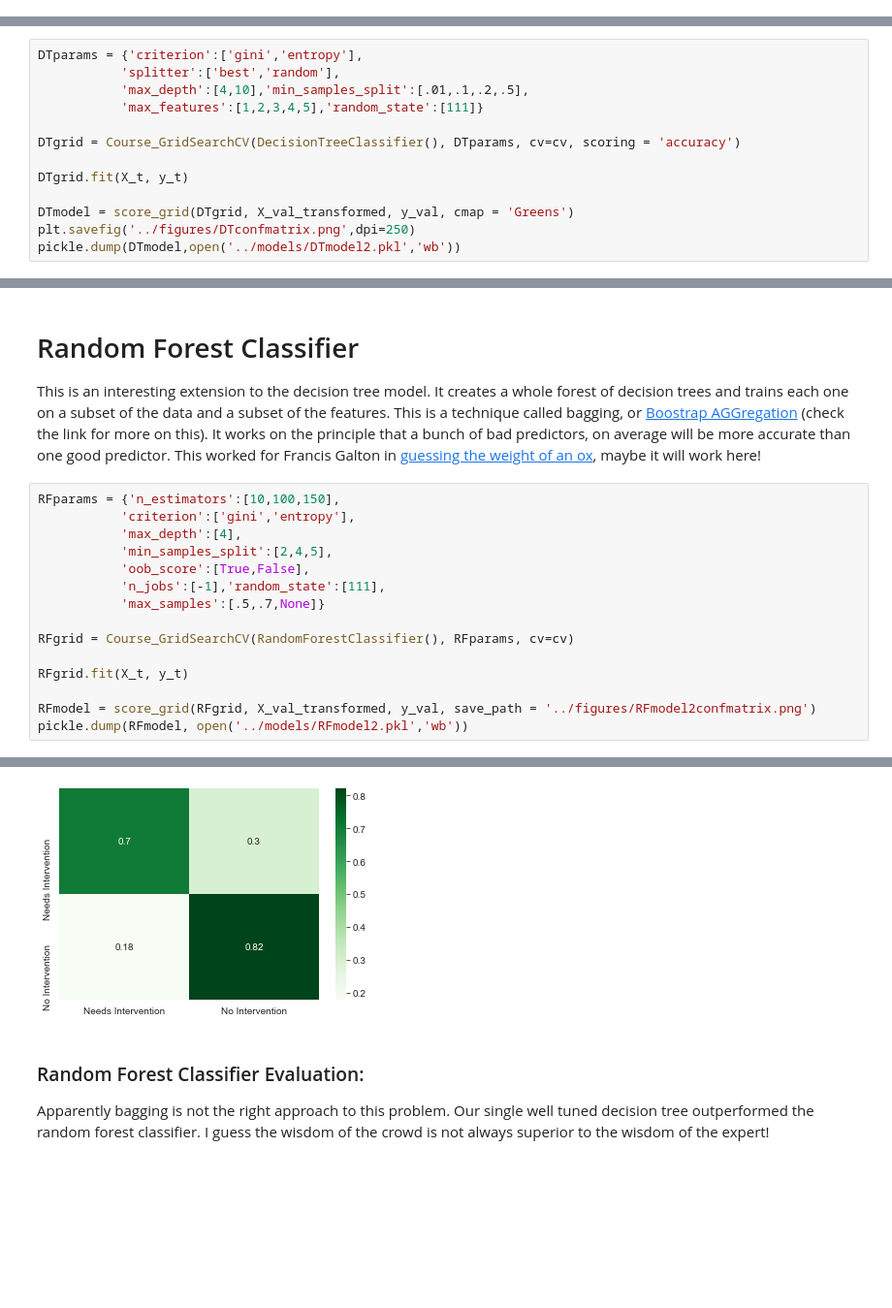
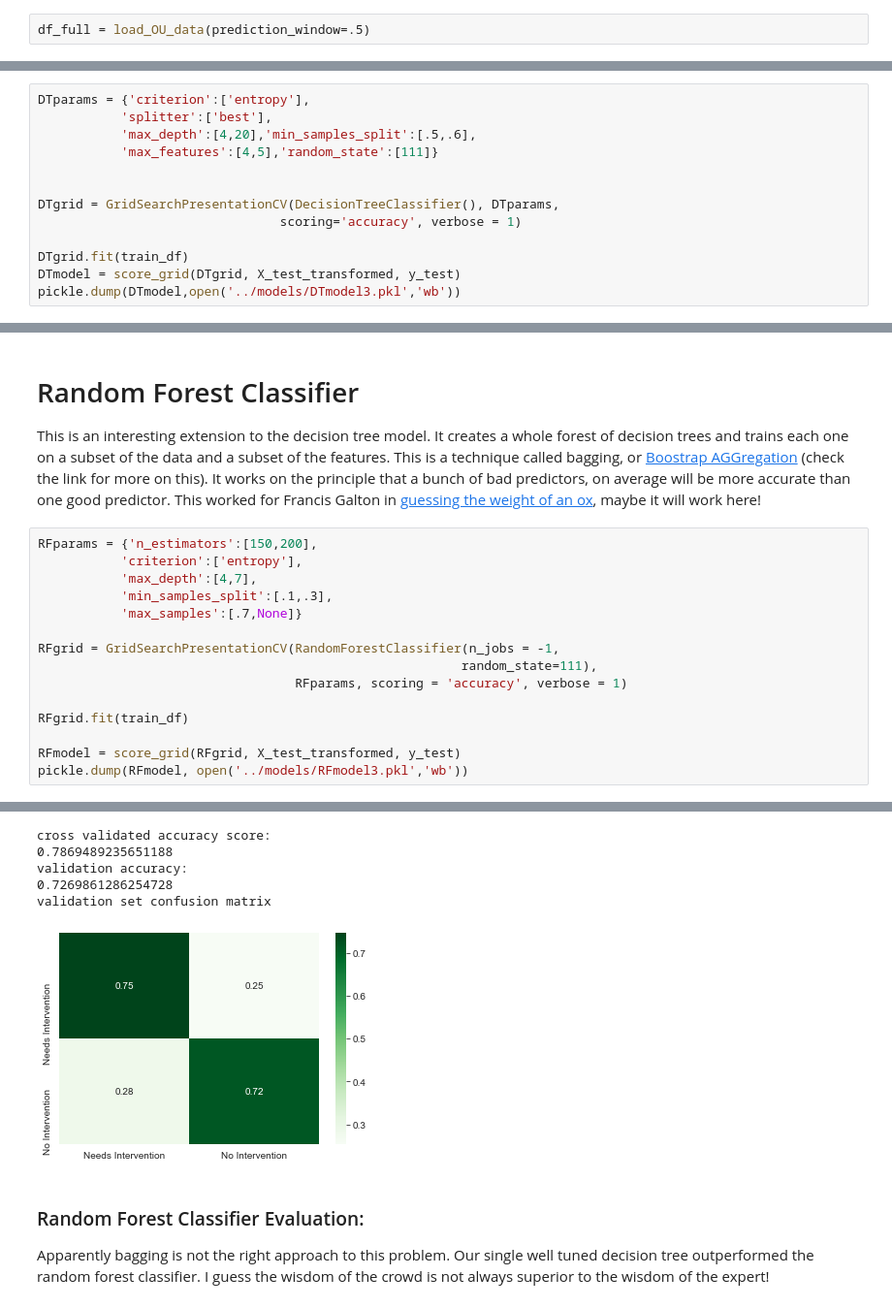
Before and after one commit to Caellwyn/ou_student_predictions, a Jupyter notebook: notebooks/shallow_modeling.ipynb, the cells around one changed output, grey strips where cells are left out. Shown at 97% size. Saved outputs shown, nothing was run; the diff lists cells and outputs as text; blank space fills up the shorter version.

Commit message:
deep modeling work

```diff
--- a/notebooks/shallow_modeling.ipynb
+++ b/notebooks/shallow_modeling.ipynb
@@ -141,0 +49,2 @@ The FSM achieves 73.6% accuracy with a good balance between course predictions.
+# %%
+df_full = load_OU_data(prediction_window=.5)
@@ -182,16 +180,16 @@ We used the logistic regression classifier to tune our features, but now it's ti
 # Decision Tree
 A decision tree is a promising candidate for this problem because it does not assume the independence of the features. Instead it seeks to find the best way to divide and subdivide the data in a tree structure based on the values of different variables.  We can tune how many features each split is allowed to consider.  Once the tree is build predictions are made by sending an observations down the tree sending it on a path to the predicted class as it reaches each split in the tree is sent in one or the other direction.  You can think of it like a deterministic Pachinko machine!
 # %%
-DTparams = {'criterion':['gini','entropy'],
-           'splitter':['best','random'],
-           'max_depth':[4,10],'min_samples_split':[.01,.1,.2,.5],
-           'max_features':[1,2,3,4,5],'random_state':[111]}
+DTparams = {'criterion':['entropy'],
+           'splitter':['best'],
+           'max_depth':[4,20],'min_samples_split':[.5,.6],
+           'max_features':[4,5],'random_state':[111]}
 
-DTgrid = Course_GridSearchCV(DecisionTreeClassifier(), DTparams, cv=cv, scoring = 'accuracy')
 
-DTgrid.fit(X_t, y_t)
+DTgrid = GridSearchPresentationCV(DecisionTreeClassifier(), DTparams,
+                                scoring='accuracy', verbose = 1)
 
-DTmodel = score_grid(DTgrid, X_val_transformed, y_val, cmap = 'Greens')
-plt.savefig('../figures/DTconfmatrix.png',dpi=250)
-pickle.dump(DTmodel,open('../models/DTmodel2.pkl','wb'))
+DTgrid.fit(train_df)
+DTmodel = score_grid(DTgrid, X_test_transformed, y_test)
+pickle.dump(DTmodel,open('../models/DTmodel3.pkl','wb'))
 # %% [output]
@@ -214,18 +240,18 @@ As expected, this model is better at predicting how a student will do.  It doesn
 # Random Forest Classifier
 This is an interesting extension to the decision tree model.  It creates a whole forest of decision trees and trains each one on a subset of the data and a subset of the features.  This is a technique called bagging, or [Boostrap AGGregation](https://machinelearningmastery.com/bagging-and-random-forest-ensemble-algorithms-for-machine-learning/) (check the link for more on this).  It works on the principle that a bunch of bad predictors, on average will be more accurate than one good predictor.  This worked for Francis Galton in [guessing the weight of an ox](https://crowdsourcingweek.com/blog/using-the-crowd-to-predict/), maybe it will work here!
 # %%
-RFparams = {'n_estimators':[10,100,150],
-           'criterion':['gini','entropy'],
-           'max_depth':[4],
-           'min_samples_split':[2,4,5],
-           'oob_score':[True,False],
-           'n_jobs':[-1],'random_state':[111],
-           'max_samples':[.5,.7,None]}
+RFparams = {'n_estimators':[150,200],
+           'criterion':['entropy'],
+           'max_depth':[4,7],
+           'min_samples_split':[.1,.3],
+           'max_samples':[.7,None]}
 
-RFgrid = Course_GridSearchCV(RandomForestClassifier(), RFparams, cv=cv)
+RFgrid = GridSearchPresentationCV(RandomForestClassifier(n_jobs = -1,
+                                                        random_state=111),
+                                  RFparams, scoring = 'accuracy', verbose = 1)
 
-RFgrid.fit(X_t, y_t)
+RFgrid.fit(train_df)
 
-RFmodel = score_grid(RFgrid, X_val_transformed, y_val, save_path = '../figures/RFmodel2confmatrix.png')
-pickle.dump(RFmodel, open('../models/RFmodel2.pkl','wb'))
+RFmodel = score_grid(RFgrid, X_test_transformed, y_test)
+pickle.dump(RFmodel, open('../models/RFmodel3.pkl','wb'))
 # %% [output]
@@ -242,4 +292,9 @@ validation set confusion matrix
+cross validated accuracy score:
+0.7869489235651188
+validation accuracy:
+0.7269861286254728
+validation set confusion matrix
-[figure, old version]
+[figure, new version]
 # %% [markdown]
 ### Random Forest Classifier Evaluation:
 Apparently bagging is not the right approach to this problem.  Our single well tuned decision tree outperformed the random forest classifier.  I guess the wisdom of the crowd is not always superior to the wisdom of the expert!
```
Also changed, not shown: parts of 32 cells of this notebook, 26 other files.
